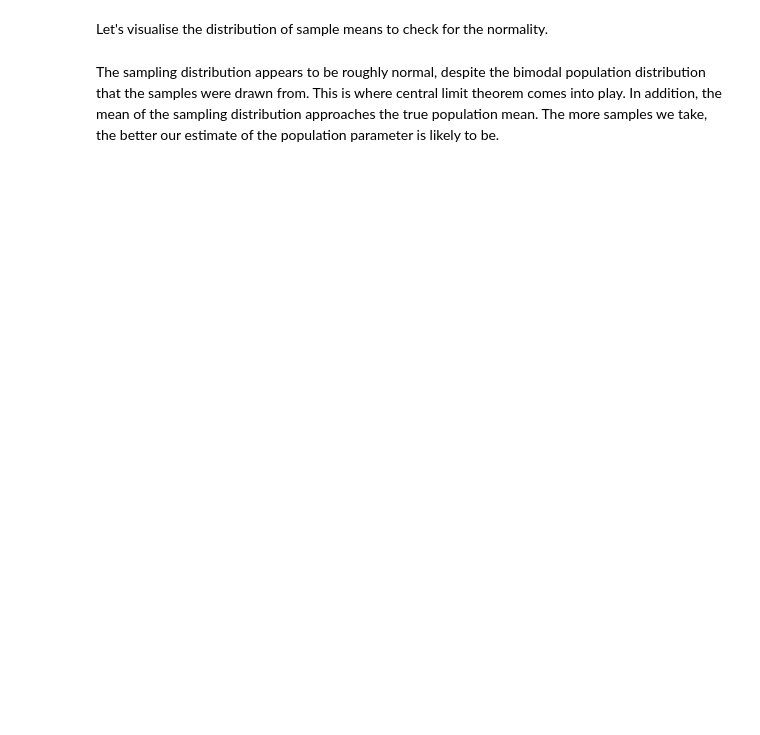
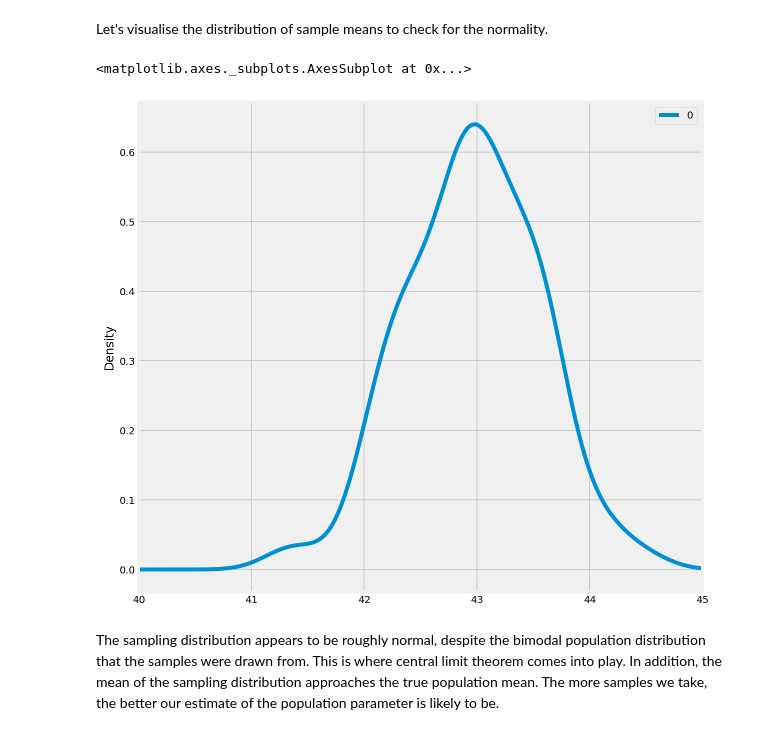
Before and after one commit to taramullin/dsc-confidence-intervals-lab-online-ds-pt-041519, a Jupyter notebook: index.ipynb, the cells around one changed output. Saved outputs shown, nothing was run; the diff lists cells and outputs as text; code cells hidden in the pictures; blank space fills up the shorter version.

```diff
--- a/index.ipynb
+++ b/index.ipynb
@@ -82,15 +82,15 @@ np.random.seed(15)
 
 # Take random sample of size 500
 sample_size = 500
-sample = np.random.choice
+sample = np.random.choice(a=population_ages, size = 500)
 
 # Calculate sample mean and standard deviation
-sample_mean = None
-sample_std = None
+sample_mean = sample.mean()
+sample_std = sample.std()
 
-#print ("Sample mean:", sample_mean)
-#print ("Sample std.:", sample_std)
-#print ("Difference between means:", population_ages.mean() - sample_mean)
+print ("Sample mean:", sample_mean)
+print ("Sample std.:", sample_std)
+print ("Difference between means:", population_ages.mean() - sample_mean)
 
 # Sample mean: 43.49
 # Sample std.: 12.98529552994463
@@ -109,12 +113,15 @@ np.random.seed(15)
 point_estimates = []         # Make empty list to hold point estimates
 
 # Take 100 samples and generate 100 point estimates using a for loop.
+for x in range(100):
+    sample = np.random.choice(a = population_ages, size = 500) #take 100 samples of 500 people
 # append sample means to get point estimates
-
+    point_estimates.append(sample.mean())
 
 # Convert the point_estimates into a pandas dataframe
+estimates = pd.DataFrame(point_estimates)
 # Calculate and print descriptive statistics for the dataframe
-
+estimates.describe()
 # count	100.000000
 # mean	42.959380
 # std	0.586404
@@ -127,6 +144,10 @@ point_estimates = []         # Make empty list to hold point estimates
 Let's visualise the distribution of sample means to check for the normality.
 # %%
 #Visualize the point estimates by plotting a density plot (use pandas)
+estimates.plot(kind='density', figsize=(9,9), xlim=(40,45))
+# %% [output]
+<matplotlib.axes._subplots.AxesSubplot at 0x...>
+[figure, added]
 # %% [markdown]
 The sampling distribution appears to be roughly normal, despite the bimodal population distribution that the samples were drawn from. This is where central limit theorem comes into play. In addition, the mean of the sampling distribution approaches the true population mean. The more samples we take, the better our estimate of the population parameter is likely to be.
 # %% [markdown]
```
Also changed, not shown: parts of 5 cells of this notebook.
